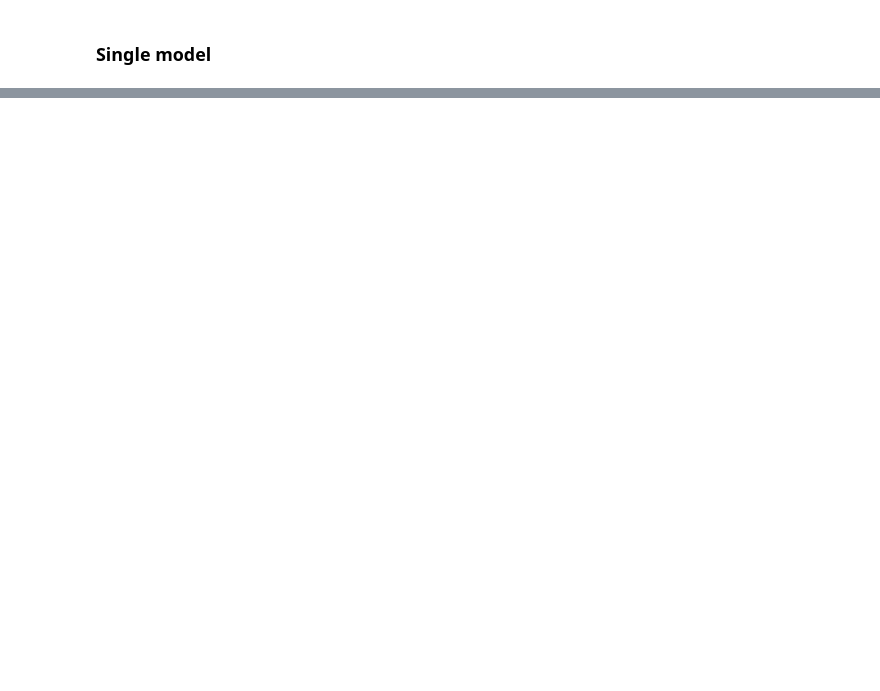
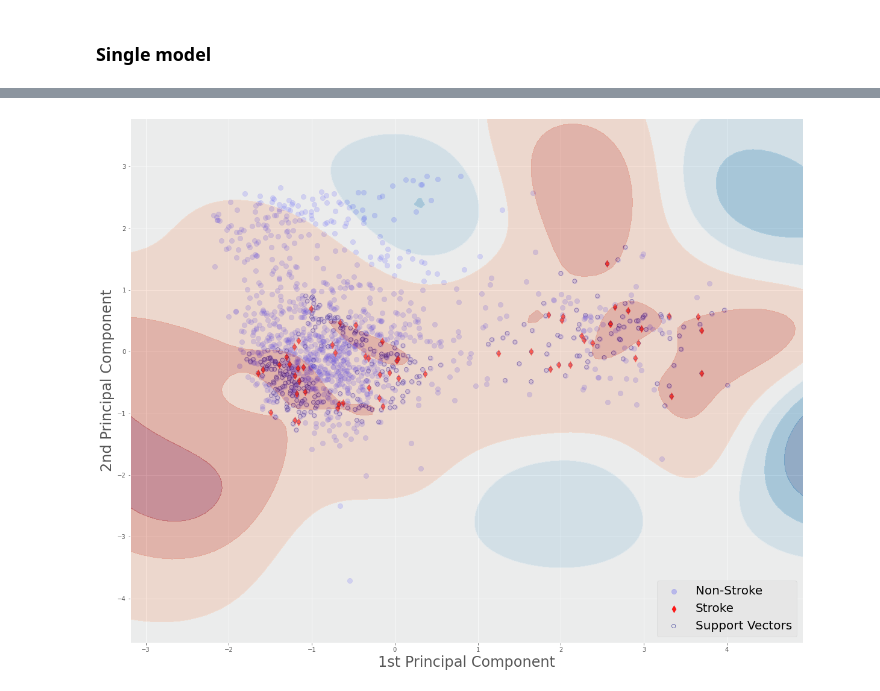
Before and after one commit to lrnz-asnprs/stroke-prediction-project, a Jupyter notebook: notebooks/hand-in notebooks/Model_section_hand-in.ipynb, the cells around one changed output, grey strips where cells are left out. Drawn from its saved outputs; the diff is of its cells as text; code cells hidden in the pictures; blank space fills up the shorter version.

Commit message:
model final

```diff
--- a/notebooks/hand-in notebooks/Model_section_hand-in.ipynb
+++ b/notebooks/hand-in notebooks/Model_section_hand-in.ipynb
@@ -105,6 +121,7 @@ from sklearn.preprocessing import LabelEncoder
 from sklearn.preprocessing import OrdinalEncoder
 from sklearn.compose import ColumnTransformer
 from sklearn.svm import SVC
+from sklearn.svm import LinearSVC
 from sklearn.neighbors import KNeighborsClassifier
 from sklearn.ensemble import RandomForestClassifier
 
@@ -133,7 +150,8 @@ full_transform = ColumnTransformer([
 
 full_pipeline_with_model = Pipeline([
     ('trf', full_transform),
-    ('svm', SVC(C= 0.09, class_weight= 'balanced', kernel= 'linear'))
+    ('svm', SVC(C= 25, class_weight= 'balanced', kernel= 'linear'))
+    #('svm', SVC(C= 25, class_weight= None, kernel= 'rbf', gamma=1))
 ])
 
 full_pipeline_no_model = Pipeline([
@@ -383,0 +405,79 @@ array([0.55555556, 0.21167733, 0.09042553, 1.        , 0.        ,
+# %%
+from sklearn.decomposition import PCA
+
+# FROM: https://towardsdatascience.com/visualizing-support-vector-machine-decision-boundary-69e7591dacea
+# https://scikit-learn.org/0.20/auto_examples/svm/plot_iris.html
+
+'''
+Explanation of plots:
+- 2 principal components chosen
+- Plot the decision function as a 2D contour plot along with the support vectors as scatter points
+- Red -> Stroke, Blue -> Non-Stroke
+'''
+
+X_test_transformed_rbf = full_pipeline_no_model.transform(X_test)
+X_train_transformed_rbf = full_pipeline_no_model.transform(X_over_train)
+
+# Create a PCA model to reduce our data to 2 dimensions for visualisation
+pca = PCA(n_components=2)
+pca.fit(X_train_transformed_rbf)
+
+reduced = pca.transform(X_test_transformed_rbf)
+
+#svm_model_rbf = SVC(C= 25, class_weight= 'balanced', kernel= 'linear')
+svm_model_rbf = SVC(C= 25, class_weight= None, kernel= 'rbf')
+
+classify = svm_model_rbf.fit(reduced, y_test)
+
+def plot_contours(ax, clf, xx, yy, **params):
+    Z = clf.decision_function(np.c_[xx.ravel(), yy.ravel()])
+    print ('initial decision function shape; ', np.shape(Z))
+    Z = Z.reshape(xx.shape)
+    print ('after reshape: ', np.shape(Z))
+    out = ax.contourf(xx, yy, Z, **params)
+    return out
+
+def make_meshgrid(x, y, h=.1):
+    x_min, x_max = x.min() - 1, x.max() + 1
+    y_min, y_max = y.min() - 1, y.max() + 1
+    xx, yy = np.meshgrid(np.arange(x_min, x_max, h),
+                         np.arange(y_min, y_max, h))#,
+                         #np.arange(z_min, z_max, h))
+    return xx, yy
+
+X0, X1 = reduced[:, 0], reduced[:, 1]
+xx, yy = make_meshgrid(X0, X1)
+
+fig, ax = plt.subplots(figsize=(20,16))
+fig.patch.set_facecolor('white')
+cdict1={0:'blue',1:'red'}
+
+Y_tar_list = y_test.values.ravel().tolist()
+
+yl1= [int(target1) for target1 in Y_tar_list]
+
+labels1=yl1
+
+labl1={0:'Non-Stroke', 1:'Stroke'}
+
+marker1={0:'o',1:'d'}
+
+alpha1={0:.2, 1:0.9}
+
+for l1 in np.unique(labels1):
+    ix1=np.where(labels1==l1)
+    ax.scatter(X0[ix1],X1[ix1], c=cdict1[l1],label=labl1[l1],s=70,marker=marker1[l1],alpha=alpha1[l1])
+
+ax.scatter(svm_model_rbf.support_vectors_[:, 0], svm_model_rbf.support_vectors_[:, 1], s=40, facecolors='none',
+           edgecolors='navy', label='Support Vectors')
+
+plot_contours(ax, classify, xx, yy,cmap='RdBu_r', alpha=0.4)
+
+plt.legend(fontsize=20, loc='lower right')
+
+plt.xlabel("1st Principal Component",fontsize=30)
+plt.ylabel("2nd Principal Component",fontsize=30)
+
+#plt.savefig('ClassifyMalignant_Benign2D_Decs_FunctG10.png', dpi=300)
+plt.show()
+# %% [output]
@@ -383,0 +486 @@ array([0.55555556, 0.21167733, 0.09042553, 1.        , 0.        ,
+[figure, added]
```
Also changed, not shown: parts of 13 cells of this notebook, 4 other files.
